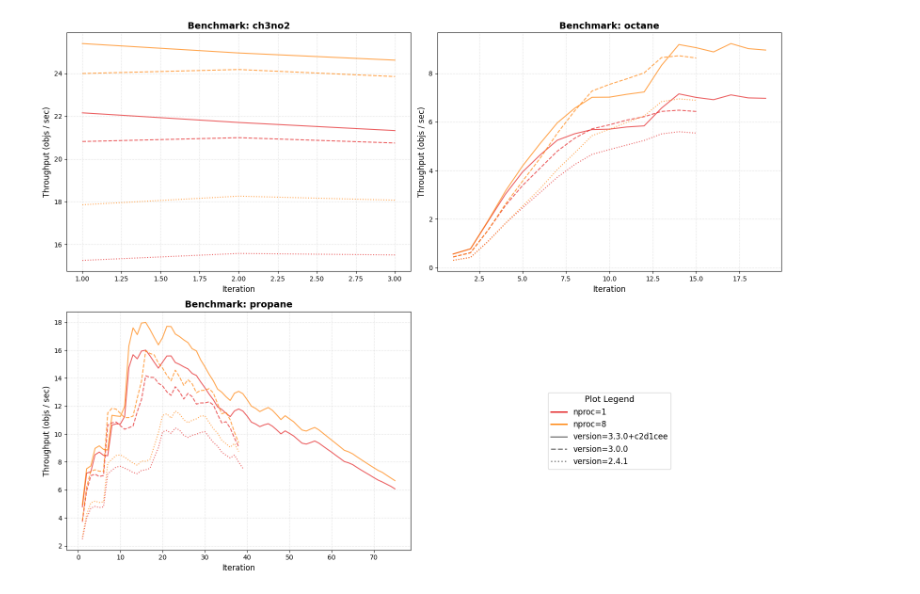
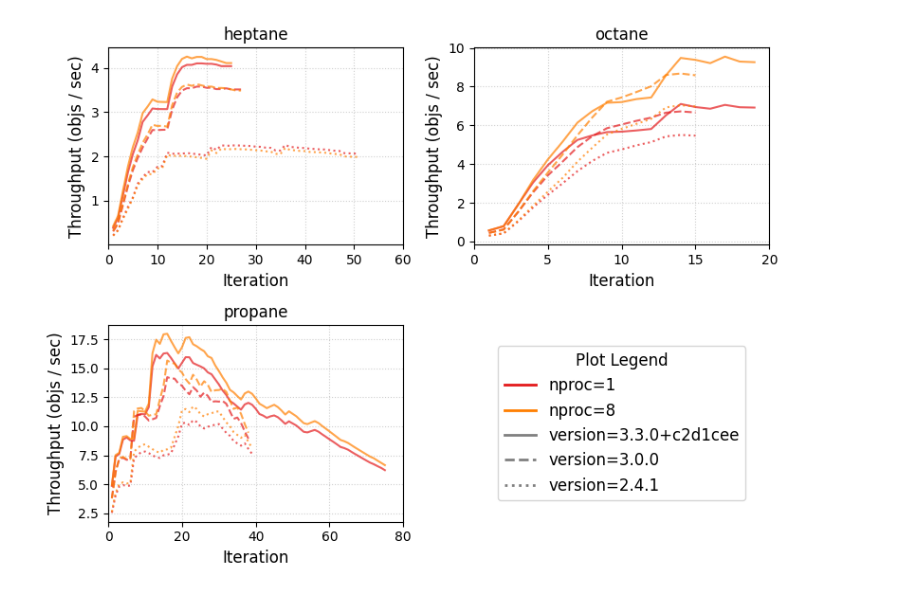
Before and after one commit to ReactionMechanismGenerator/RMG-benchmark, a Jupyter notebook: results.ipynb, the cells around one changed output. Cells and saved outputs as stored; diff of their text form; code cells hidden in the pictures.

```diff
--- a/results.ipynb
+++ b/results.ipynb
@@ -5,10 +5,11 @@ import matplotlib.pyplot as plt
 from matplotlib.lines import Line2D
 
 # Load data
-src = Path('rmgpy_output_20260310_103030/benchmark_summary.csv')
+src = Path('rmgpy_output_20260311_163518/benchmark_summary.csv')
 df = pd.read_csv(src)
 
 df = df[~df['nproc'].isin((2, 4))]
+df = df[df['benchmark'] != 'diesel']
 
 # Parsing time
 def parse_time(time_str):
@@ -36,7 +37,7 @@ nproc_colors = {np: plt.cm.Set1(i/len(nprocs)) for i, np in enumerate(nprocs)}
 # Style for versions
 version_styles = {v: style for v, style in zip(versions, ['-', '--', ':'])}
 
-fig, axes = plt.subplots(2, 2, figsize=(16, 12))
+fig, axes = plt.subplots(2, 2, figsize=(8, 6))
 axes = axes.flatten()
 
 # Place for lines to gather handles
@@ -44,34 +45,37 @@ axes = axes.flatten()
 legend_elements = []
 for np in nprocs:
     legend_elements.append(Line2D([0], [0], color=nproc_colors[np], lw=2, label=f"nproc={np}"))
 for v in versions:
     legend_elements.append(Line2D([0], [0], color='gray', linestyle=version_styles[v], lw=2, label=f"version={v}"))
 
 for i, bench in enumerate(benchmarks):
     ax = axes[i]
     bench_df = df[df['benchmark'] == bench]
 
     for v in versions:
         for np in nprocs:
             subset = bench_df[(bench_df['version'] == v) & (bench_df['nproc'] == np)]
             if not subset.empty:
                 ax.plot(subset['iteration'], subset['throughput'],
                          color=nproc_colors[np],
                          linestyle=version_styles[v],
                          marker='o', markersize=0, alpha=0.7)
 
-    ax.set_title(f"Benchmark: {bench}", fontsize=14, fontweight='bold')
+    ax.set_title(bench, fontsize=12)
     ax.set_xlabel("Iteration", fontsize=12)
     ax.set_ylabel("Throughput (objs / sec)", fontsize=12)
     ax.grid(True, linestyle=':', alpha=0.6)
+    # round x ticks
+    ax.set_xticks([round(i) for i in ax.get_xticks()])
+    ax.set_xlim(0)
 
 # Legend tile
 ax_legend = axes[3]
 ax_legend.axis('off')
-ax_legend.legend(handles=legend_elements, loc='center', title="Plot Legend", fontsize=12, title_fontsize=13, ncol=1)
+ax_legend.legend(handles=legend_elements, loc='center', title="Plot Legend", fontsize=12, title_fontsize=12, ncol=1)
 
 plt.tight_layout()
-plt.savefig(src.parent.resolve() / 'throughput_benchmark_plot.png')
+plt.savefig(src.parent.resolve() / 'throughput_benchmark_plot.pdf')
 plt.show()
 # %% [output]
-[figure, old version]
+[figure, new version]
```
Also changed, not shown: parts of 4 cells of this notebook.
